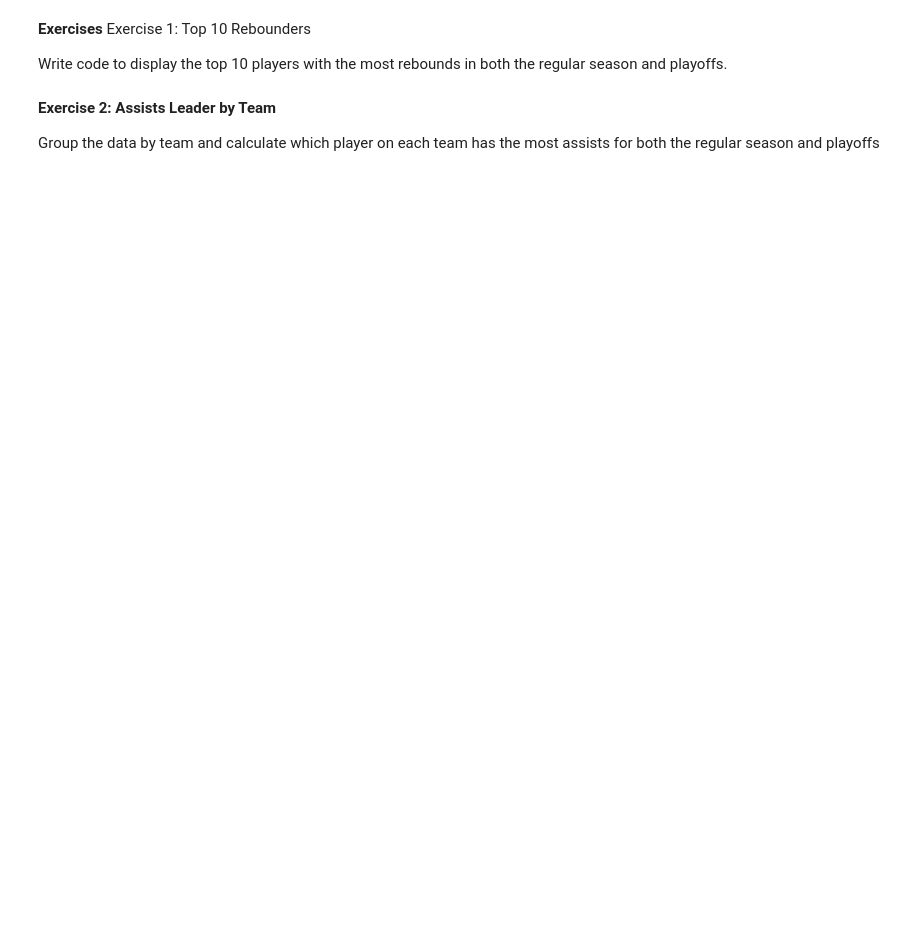
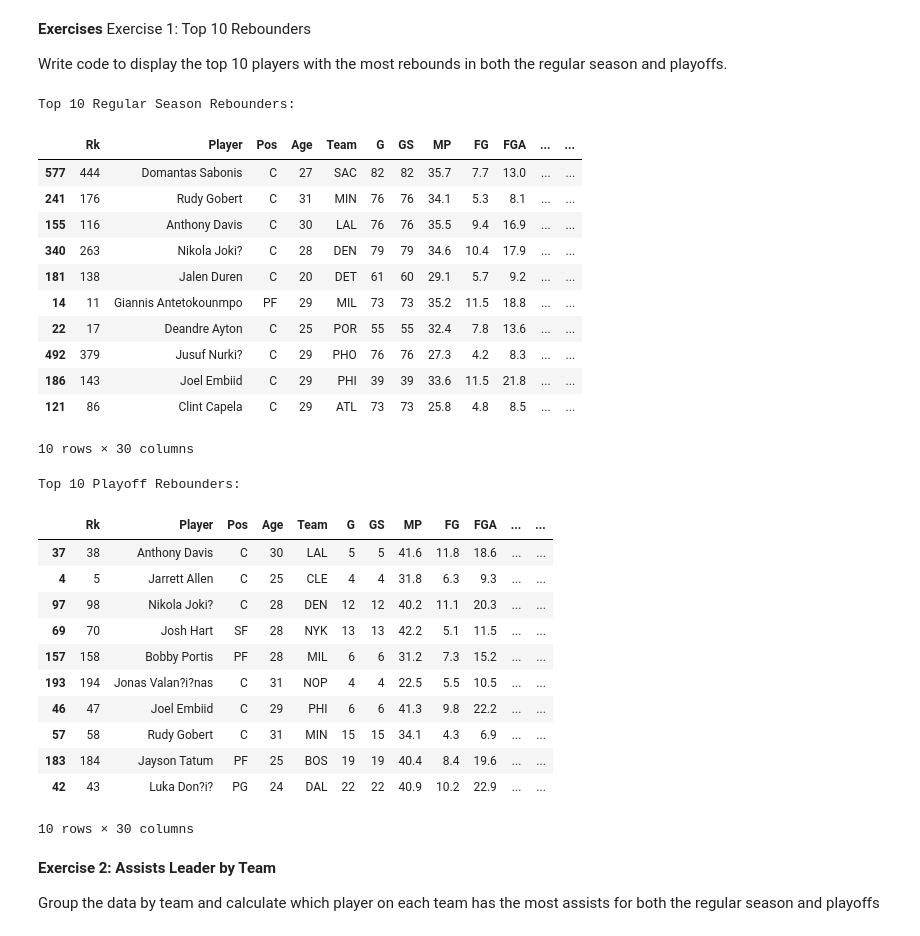
Before and after one commit to dsong56/ds2002, a Jupyter notebook: Pandas_and_CSV_Hands_On.ipynb, the cells around one changed output. Saved outputs shown, nothing was run; the diff lists cells and outputs as text; code cells hidden in the pictures; blank space fills up the shorter version.

```diff
--- a/Pandas_and_CSV_Hands_On.ipynb
+++ b/Pandas_and_CSV_Hands_On.ipynb
@@ -120,6 +262,41 @@ plt.show()
 Exercise 1: Top 10 Rebounders
 
 Write code to display the top 10 players with the most rebounds in both the regular season and playoffs.
+# %%
+top_rebounders_regular = regular_season_df.sort_values(by='Rebounds', ascending=False).head(10)
+print("Top 10 Regular Season Rebounders:")
+display(top_rebounders_regular)
+
+top_rebounders_playoffs = playoffs_df.sort_values(by='Rebounds', ascending=False).head(10)
+print("Top 10 Playoff Rebounders:")
+display(top_rebounders_playoffs)
+# %% [output]
+Top 10 Regular Season Rebounders:
+|  | Rk | Player | Pos | Age | Team | G | GS | MP | FG | FGA | ... | ... |
+| 577 | 444 | Domantas Sabonis | C | 27 | SAC | 82 | 82 | 35.7 | 7.7 | 13.0 | ... | ... |
+| 241 | 176 | Rudy Gobert | C | 31 | MIN | 76 | 76 | 34.1 | 5.3 | 8.1 | ... | ... |
+| 155 | 116 | Anthony Davis | C | 30 | LAL | 76 | 76 | 35.5 | 9.4 | 16.9 | ... | ... |
+| 340 | 263 | Nikola Joki? | C | 28 | DEN | 79 | 79 | 34.6 | 10.4 | 17.9 | ... | ... |
+| 181 | 138 | Jalen Duren | C | 20 | DET | 61 | 60 | 29.1 | 5.7 | 9.2 | ... | ... |
+| 14 | 11 | Giannis Antetokounmpo | PF | 29 | MIL | 73 | 73 | 35.2 | 11.5 | 18.8 | ... | ... |
+| 22 | 17 | Deandre Ayton | C | 25 | POR | 55 | 55 | 32.4 | 7.8 | 13.6 | ... | ... |
+| 492 | 379 | Jusuf Nurki? | C | 29 | PHO | 76 | 76 | 27.3 | 4.2 | 8.3 | ... | ... |
+| 186 | 143 | Joel Embiid | C | 29 | PHI | 39 | 39 | 33.6 | 11.5 | 21.8 | ... | ... |
+| 121 | 86 | Clint Capela | C | 29 | ATL | 73 | 73 | 25.8 | 4.8 | 8.5 | ... | ... |
+10 rows × 30 columns
+Top 10 Playoff Rebounders:
+|  | Rk | Player | Pos | Age | Team | G | GS | MP | FG | FGA | ... | ... |
+| 37 | 38 | Anthony Davis | C | 30 | LAL | 5 | 5 | 41.6 | 11.8 | 18.6 | ... | ... |
+| 4 | 5 | Jarrett Allen | C | 25 | CLE | 4 | 4 | 31.8 | 6.3 | 9.3 | ... | ... |
+| 97 | 98 | Nikola Joki? | C | 28 | DEN | 12 | 12 | 40.2 | 11.1 | 20.3 | ... | ... |
+| 69 | 70 | Josh Hart | SF | 28 | NYK | 13 | 13 | 42.2 | 5.1 | 11.5 | ... | ... |
+| 157 | 158 | Bobby Portis | PF | 28 | MIL | 6 | 6 | 31.2 | 7.3 | 15.2 | ... | ... |
+| 193 | 194 | Jonas Valan?i?nas | C | 31 | NOP | 4 | 4 | 22.5 | 5.5 | 10.5 | ... | ... |
+| 46 | 47 | Joel Embiid | C | 29 | PHI | 6 | 6 | 41.3 | 9.8 | 22.2 | ... | ... |
+| 57 | 58 | Rudy Gobert | C | 31 | MIN | 15 | 15 | 34.1 | 4.3 | 6.9 | ... | ... |
+| 183 | 184 | Jayson Tatum | PF | 25 | BOS | 19 | 19 | 40.4 | 8.4 | 19.6 | ... | ... |
+| 42 | 43 | Luka Don?i? | PG | 24 | DAL | 22 | 22 | 40.9 | 10.2 | 22.9 | ... | ... |
+10 rows × 30 columns
 # %% [markdown]
 **Exercise 2: Assists Leader by Team**
 
```
Also changed, not shown: parts of 13 cells of this notebook.
